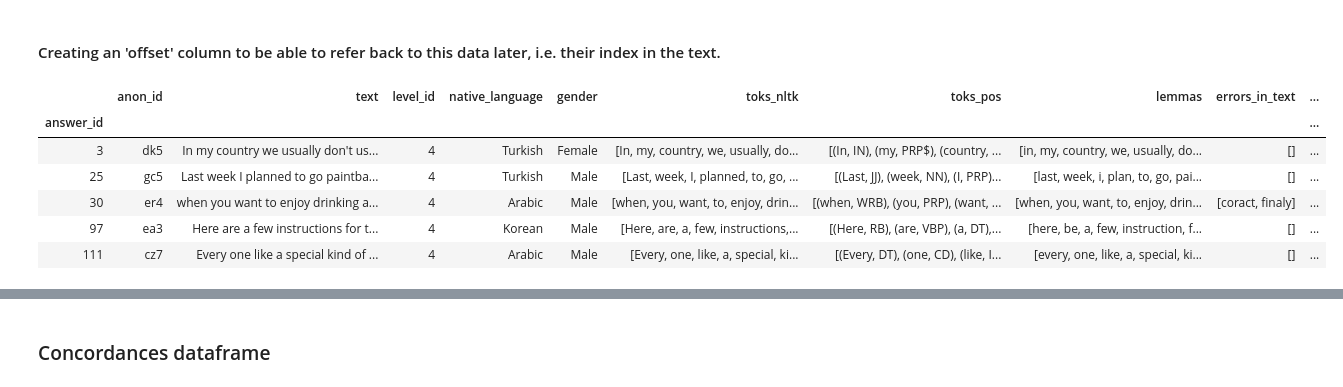
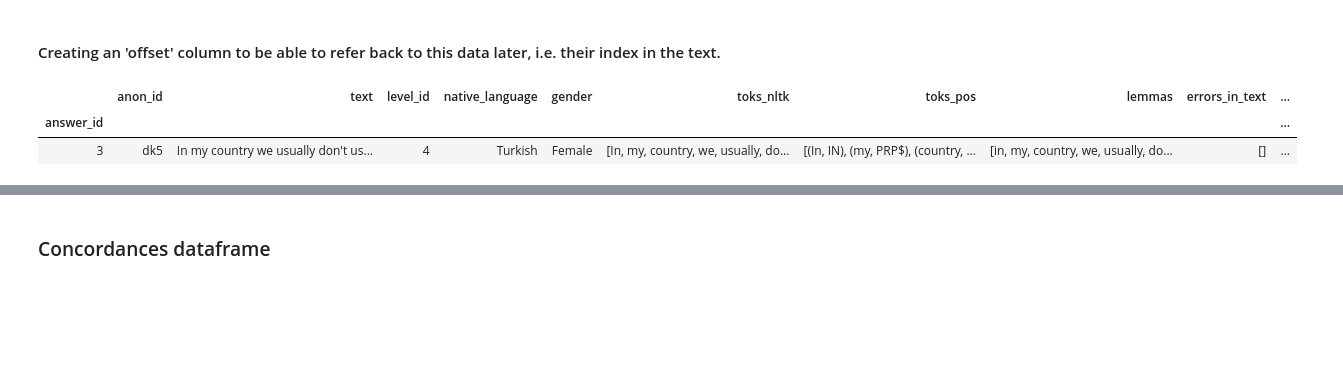
Before and after one commit to ELI-Data-Mining-Group/Lexical_knowledge_Naismith_Juffs_2021, a Jupyter notebook: 3_Concordances.ipynb, the cells around one changed output, grey strips where cells are left out. Cells and saved outputs as stored; diff of their text form; code cells hidden in the pictures; blank space fills up the shorter version.

```diff
--- a/3_Concordances.ipynb
+++ b/3_Concordances.ipynb
@@ -77,7 +77,7 @@ The concordance column is based on the forms in 'forms_in_text' column.
 def get_concs(tok_text, forms_list):
     conclist = []
     for x in tok_text:
-        if x in [x[0] for x in forms_list]:
+        if x.lower() in [x[0] for x in forms_list]:
             conclist.append(concordance(tok_text, x, 5))
     return [x for y in list(unique_everseen(conclist)) for x in y]
 # %%
@@ -89,7 +89,7 @@ pelic_key_forms['concordance'] = pelic_key_forms[['toks_corrected', 'forms_in_te
 # %%
 # Create function to return only items which match 'forms_in_text'
 def get_offset(tok_list, forms):
-    new_list =  tok_list.copy()
+    new_list =  [x.lower() for x in tok_list.copy()]
     new_forms = forms.copy()
     return [x for x in list(enumerate(new_list)) if x[1] in [x[0] for x in new_forms]]
 
@@ -110,12 +110,8 @@ def get_offset2(tok_pos_list, forms_pos):
 pelic_key_forms['offset_POS'] = pelic_key_forms[['toks_pos_corrected','forms_in_text']]\
 .apply(lambda x: get_offset2(x[0],x[1]), axis=1)
 # %%
-pelic_key_forms.head()
+pelic_key_forms.head(1)
 # %% [output]
 |  | anon_id | text | level_id | native_language | gender | toks_nltk | toks_pos | lemmas | errors_in_text | ... |
 | answer_id |  |  |  |  |  |  |  |  |  | ... |
 | 3 | dk5 | In my country we usually don't us... | 4 | Turkish | Female | [In, my, country, we, usually, do... | [(In, IN), (my, PRP$), (country, ... | [in, my, country, we, usually, do... | [] | ... |
-| 25 | gc5 | Last week I planned to go paintba... | 4 | Turkish | Male | [Last, week, I, planned, to, go, ... | [(Last, JJ), (week, NN), (I, PRP)... | [last, week, i, plan, to, go, pai... | [] | ... |
-| 30 | er4 | when you want to enjoy drinking a... | 4 | Arabic | Male | [when, you, want, to, enjoy, drin... | [(when, WRB), (you, PRP), (want, ... | [when, you, want, to, enjoy, drin... | [coract, finaly] | ... |
-| 97 | ea3 | Here are a few instructions for t... | 4 | Korean | Male | [Here, are, a, few, instructions,... | [(Here, RB), (are, VBP), (a, DT),... | [here, be, a, few, instruction, f... | [] | ... |
-| 111 | cz7 | Every one like a special kind of ... | 4 | Arabic | Male | [Every, one, like, a, special, ki... | [(Every, DT), (one, CD), (like, I... | [every, one, like, a, special, ki... | [] | ... |
```
Also changed, not shown: parts of 8 cells of this notebook, 2 other files.
